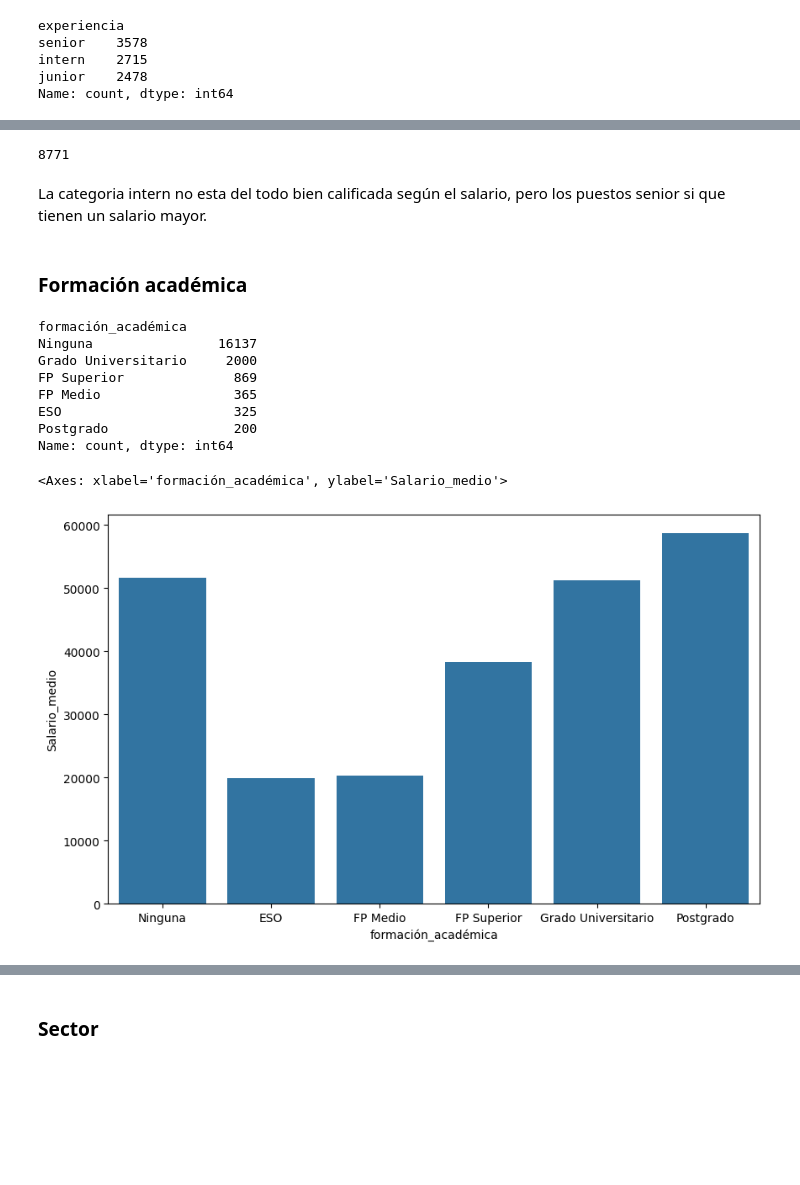
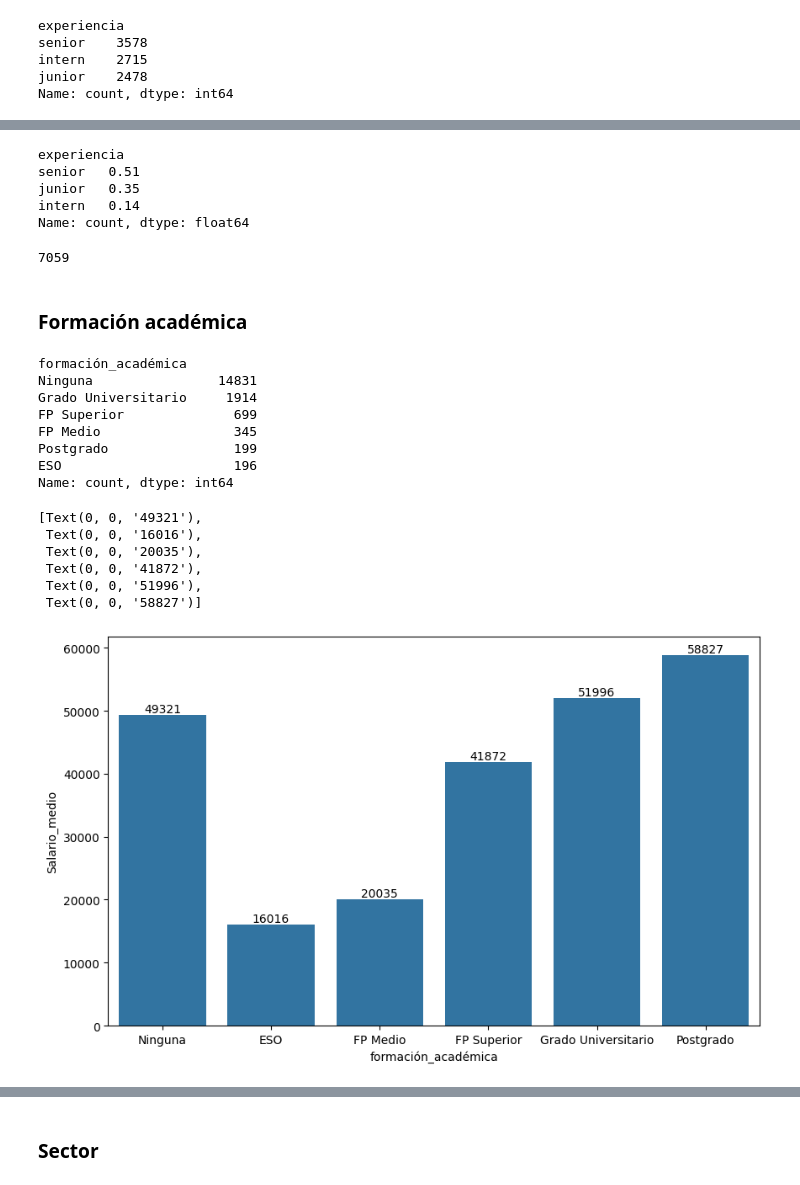
Before and after one commit to Ivan-0612/TFM_job_description_prediction, a Jupyter notebook: notebooks/05_EDA.ipynb, the cells around one changed output, grey strips where cells are left out. Cells and saved outputs as stored; diff of their text form; code cells hidden in the pictures; blank space fills up the shorter version.

```diff
--- a/notebooks/05_EDA.ipynb
+++ b/notebooks/05_EDA.ipynb
@@ -161,0 +182,3 @@ sns.barplot(y='Salario_medio', x='experiencia', data=df, order=orden, errorbar=N
+# %%
+# Si que existen outliers en intern,sin embargo voy a eliminar los casos de intern con salario medio superior a 20.000, ya que no es realista para un puesto de prácticas.
+df = df[~((df['experiencia'] == 'intern') & (df['Salario_medio'] > 20000))]
@@ -162,27 +200,39 @@ sns.barplot(y='Salario_medio', x='experiencia', data=df, order=orden, errorbar=N
+# %%
+df['experiencia'].value_counts()/len(df['experiencia'].dropna())
+# %% [output]
+experiencia
+senior   0.51
+junior   0.35
+intern   0.14
+Name: count, dtype: float64
 # %%
 df['experiencia'].notna().sum()
 # %% [output]
-8771
+7059
-# %% [markdown]
-La categoria intern no esta del todo bien calificada según el salario, pero los puestos senior si que tienen un salario mayor.
 # %% [markdown]
 ### Formación académica
 # %%
 df['formación_académica'].value_counts()
 # %% [output]
 formación_académica
-Ninguna                16137
-Grado Universitario     2000
-FP Superior              869
-FP Medio                 365
-ESO                      325
-Postgrado                200
+Ninguna                14831
+Grado Universitario     1914
+FP Superior              699
+FP Medio                 345
+Postgrado                199
+ESO                      196
 Name: count, dtype: int64
 # %%
 plt.figure(figsize=(10,6))
 orden_formacion = ["Ninguna", "ESO", "FP Medio", "FP Superior", "Grado Universitario", "Postgrado"]
-sns.barplot(y='Salario_medio', x='formación_académica', data=df, errorbar=None, order=orden_formacion)
+ax = sns.barplot(y='Salario_medio', x='formación_académica', data=df, errorbar=None, order=orden_formacion)
+ax.bar_label(ax.containers[0], fmt='%.0f')
 # %% [output]
-<Axes: xlabel='formación_académica', ylabel='Salario_medio'>
+[Text(0, 0, '49321'),
+ Text(0, 0, '16016'),
+ Text(0, 0, '20035'),
+ Text(0, 0, '41872'),
+ Text(0, 0, '51996'),
+ Text(0, 0, '58827')]
-[figure, old version]
+[figure, new version]
 # %% [markdown]
```
Also changed, not shown: parts of 18 cells of this notebook, 19 other files.
